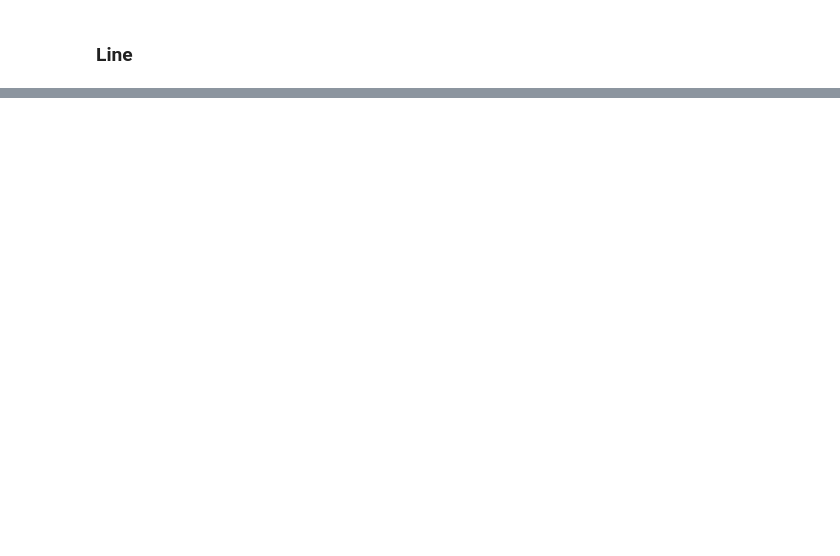
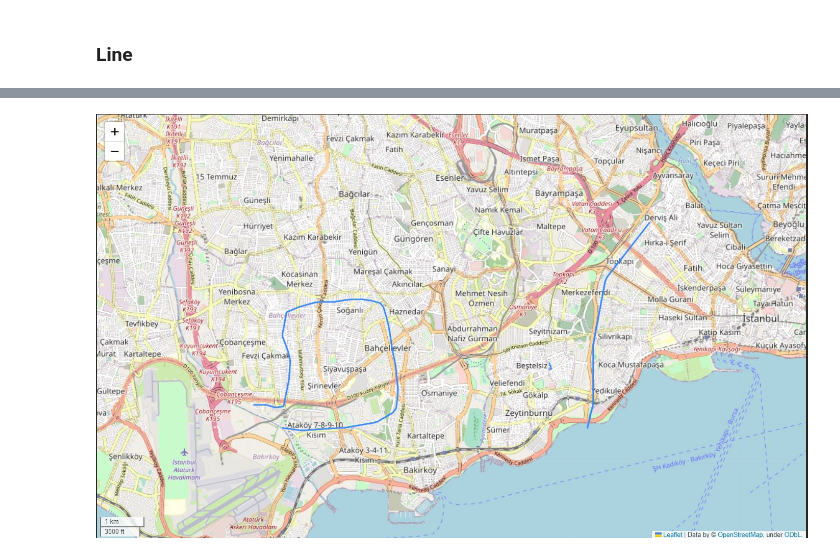
Before and after one commit to savasalturk/FastApi-PostGIS-PolygonToCenterLine, a Jupyter notebook: data_example.ipynb, the cells around one changed output, grey strips where cells are left out. Cells and saved outputs as stored; diff of their text form; code cells hidden in the pictures; blank space fills up the shorter version.

```diff
--- a/data_example.ipynb
+++ b/data_example.ipynb
@@ -38,0 +37,4 @@ gdf.explore()
+# %%
+Image("./img/line.JPG")
+# %% [output]
+[figure, added]
```
Also changed, not shown: parts of 5 cells of this notebook, 1 other file.
